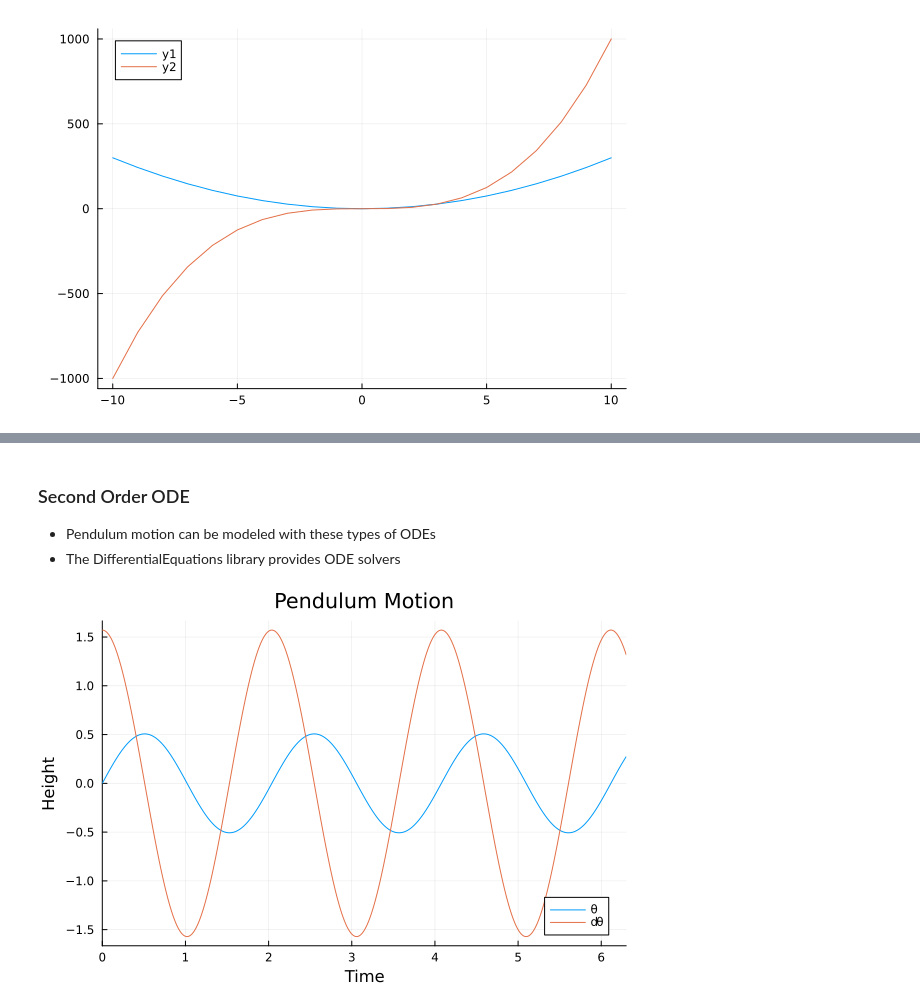
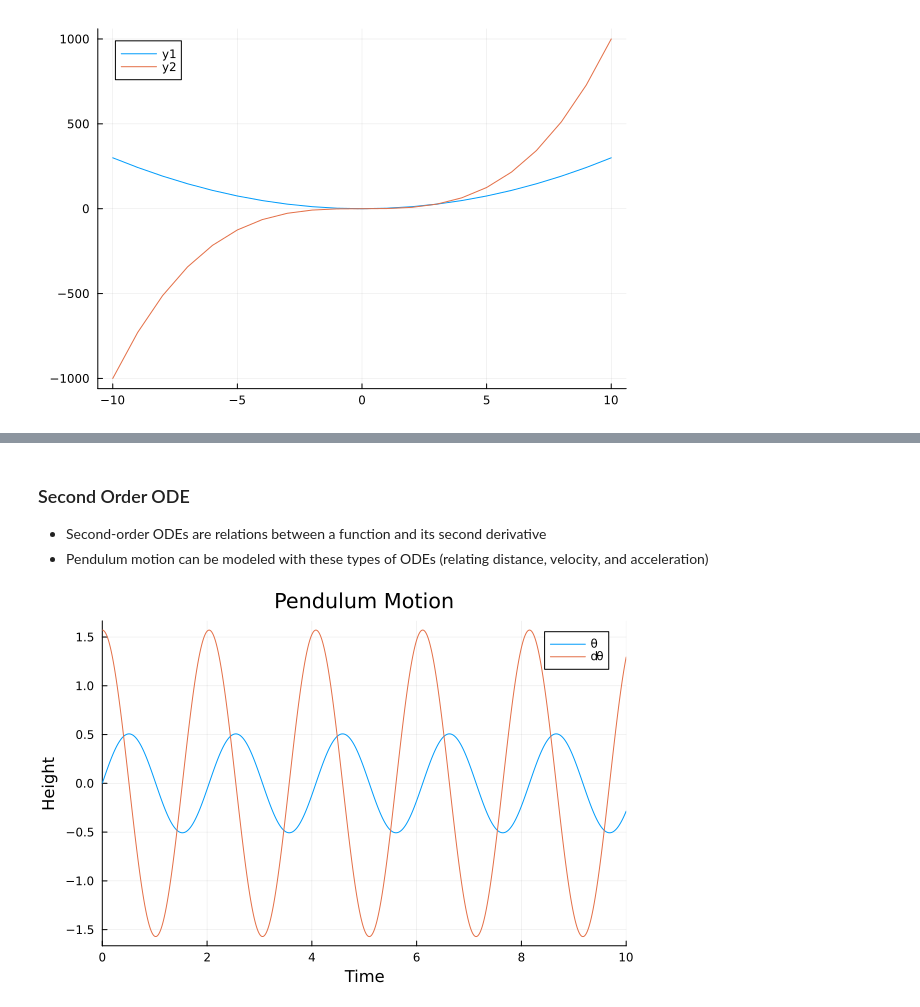
Before and after one commit to brandonmailhiot/julia-notebooks, a Jupyter notebook: differential_equations.ipynb, the cells around one changed output, grey strips where cells are left out. Drawn from its saved outputs; the diff is of its cells as text; code cells hidden in the pictures.

```diff
--- a/differential_equations.ipynb
+++ b/differential_equations.ipynb
@@ -39,32 +64,32 @@ plot!(-10:10, y)
 # %% [markdown]
 ### Second Order ODE
-- Pendulum motion can be modeled with these types of ODEs
-- The DifferentialEquations library provides ODE solvers
+- Second-order ODEs are relations between a function and its second derivative
+- Pendulum motion can be modeled with these types of ODEs (relating distance, velocity, and acceleration)
 # %%
 using DifferentialEquations, Plots
 
 const g = 9.81
 L = 1.0
 
 u₀ = [0, π / 2]
-tspan = (0.0, 6.3)
+tspan = (0.0, 10)
 
 function pendulum(du, u, p, t)
     θ = u[1]
     dθ = u[2]
     du[1] = dθ
     du[2] = -(g / L) * sin(θ)
 end
 
 problem = ODEProblem(pendulum, u₀, tspan)
 solution = solve(problem, Tsit5())
 
 plot(
     solution,
     title = "Pendulum Motion",
     xaxis = "Time",
     yaxis = "Height",
     label = ["\\theta" "d\\theta"]
 )
 # %% [output]
-[figure, old version]
+[figure, new version]
```
Also changed, not shown: parts of 2 cells of this notebook.
